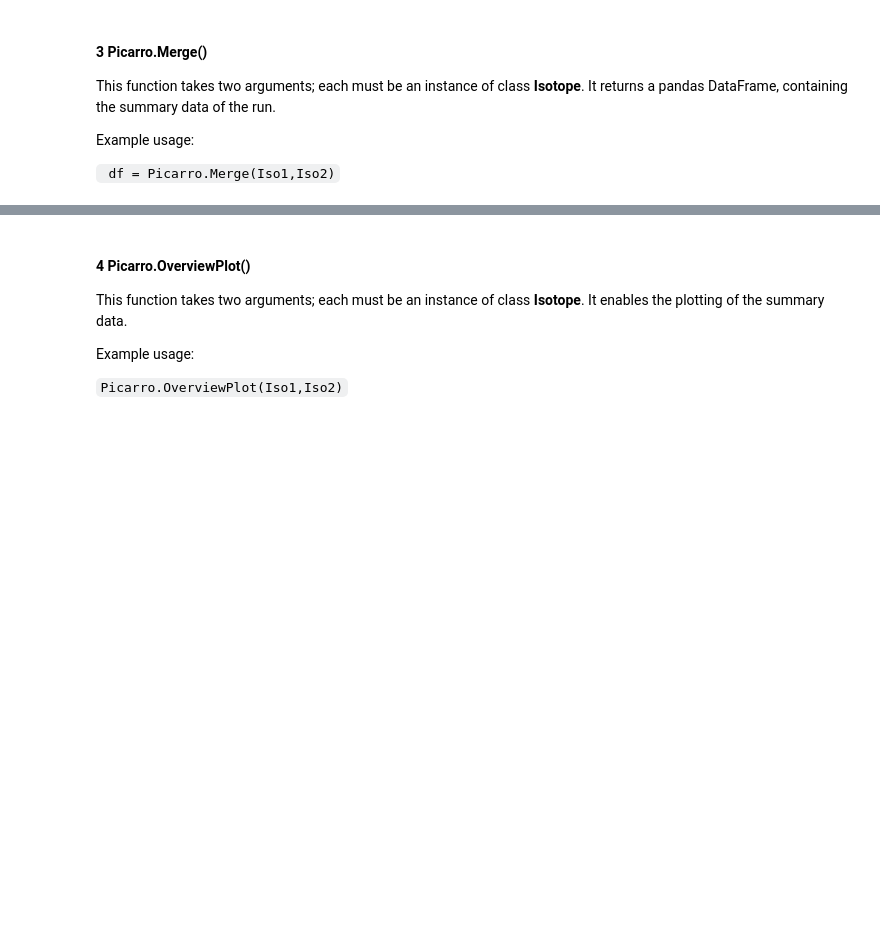
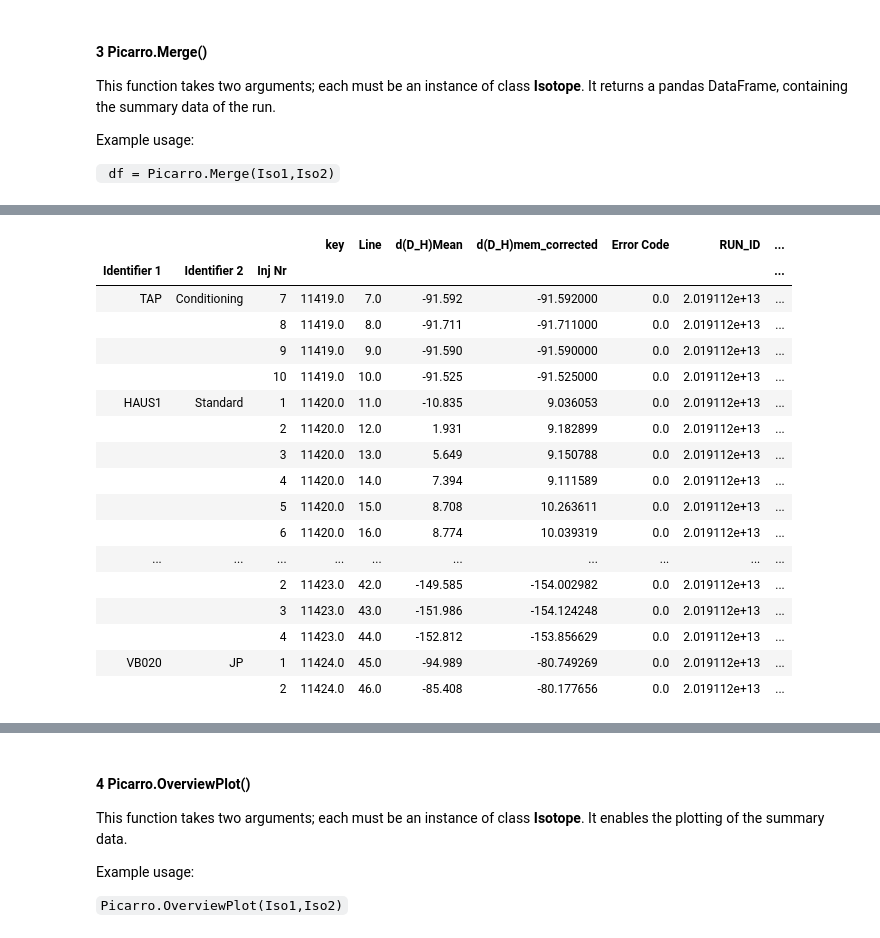
Before and after one commit to tr1813/picarro-calculator, a Jupyter notebook: ipynb/Picarro class.ipynb, the cells around one changed output, grey strips where cells are left out. Drawn from its saved outputs; the diff is of its cells as text; code cells hidden in the pictures; blank space fills up the shorter version.

````diff
--- a/ipynb/Picarro class.ipynb
+++ b/ipynb/Picarro class.ipynb
@@ -9,3 +9,5 @@ This notebook makes use of a new python class: Isotope.
 This class and its methods are found in the module Picarro, which we import below.
 # %%
 import Picarro as pica
+# %%
+RUN = pica.FullRun('example_data/HKDS2009_IsoWater_20191123_121229.csv')
@@ -18,15 +46,3 @@ This takes the form of:
    ```RUN = Picarro.FullRun(filename)```
 
 and returns two instances of the Merged class.
-# %%
-#
-
-RUN = pica.Isotope('example_data/HKDS2009_IsoWater_20190109_092249.csv')
-RUN.readRaw()
-RUN.checkEmpty()
-RUN.checkVolume()
-RUN.setPrimaryKey()
-RUN.runSummary()
-RUN.IsotopeSelect('O')
-RUN.initMemCoeffs()
-RUN.Optimize('O',method = 'default')
@@ -135,2 +139,0 @@ AttributeError: 'Isotope' object has no attribute 'O18'
-# %%
-RUN = pica.FullRun('example_data/HKDS2009_IsoWater_20190417_075229.csv')
@@ -155,2 +162,23 @@ RUN.O18.corr
+# %%
+RUN.D.drift.head(40)
+# %% [output]
+|  |  |  | key | Line | d(D_H)Mean | d(D_H)mem_corrected | Error Code | RUN_ID | ... |
+| Identifier 1 | Identifier 2 | Inj Nr |  |  |  |  |  |  | ... |
+| TAP | Conditioning | 7 | 11419.0 | 7.0 | -91.592 | -91.592000 | 0.0 | 2.019112e+13 | ... |
+|  |  | 8 | 11419.0 | 8.0 | -91.711 | -91.711000 | 0.0 | 2.019112e+13 | ... |
+|  |  | 9 | 11419.0 | 9.0 | -91.590 | -91.590000 | 0.0 | 2.019112e+13 | ... |
+|  |  | 10 | 11419.0 | 10.0 | -91.525 | -91.525000 | 0.0 | 2.019112e+13 | ... |
+| HAUS1 | Standard | 1 | 11420.0 | 11.0 | -10.835 | 9.036053 | 0.0 | 2.019112e+13 | ... |
+|  |  | 2 | 11420.0 | 12.0 | 1.931 | 9.182899 | 0.0 | 2.019112e+13 | ... |
+|  |  | 3 | 11420.0 | 13.0 | 5.649 | 9.150788 | 0.0 | 2.019112e+13 | ... |
+|  |  | 4 | 11420.0 | 14.0 | 7.394 | 9.111589 | 0.0 | 2.019112e+13 | ... |
+|  |  | 5 | 11420.0 | 15.0 | 8.708 | 10.263611 | 0.0 | 2.019112e+13 | ... |
+|  |  | 6 | 11420.0 | 16.0 | 8.774 | 10.039319 | 0.0 | 2.019112e+13 | ... |
+| ... | ... | ... | ... | ... | ... | ... | ... | ... | ... |
+|  |  | 2 | 11423.0 | 42.0 | -149.585 | -154.002982 | 0.0 | 2.019112e+13 | ... |
+|  |  | 3 | 11423.0 | 43.0 | -151.986 | -154.124248 | 0.0 | 2.019112e+13 | ... |
+|  |  | 4 | 11423.0 | 44.0 | -152.812 | -153.856629 | 0.0 | 2.019112e+13 | ... |
+| VB020 | JP | 1 | 11424.0 | 45.0 | -94.989 | -80.749269 | 0.0 | 2.019112e+13 | ... |
+|  |  | 2 | 11424.0 | 46.0 | -85.408 | -80.177656 | 0.0 | 2.019112e+13 | ... |
 # %%
 RUN.coeffs
````
Also changed, not shown: parts of 17 cells of this notebook, 6 other files.
